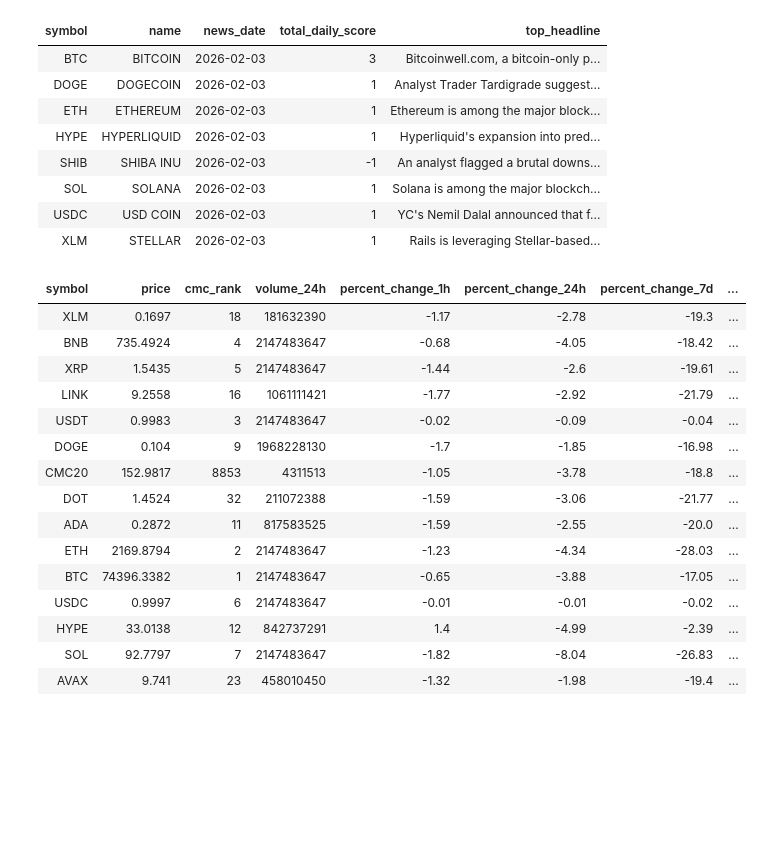
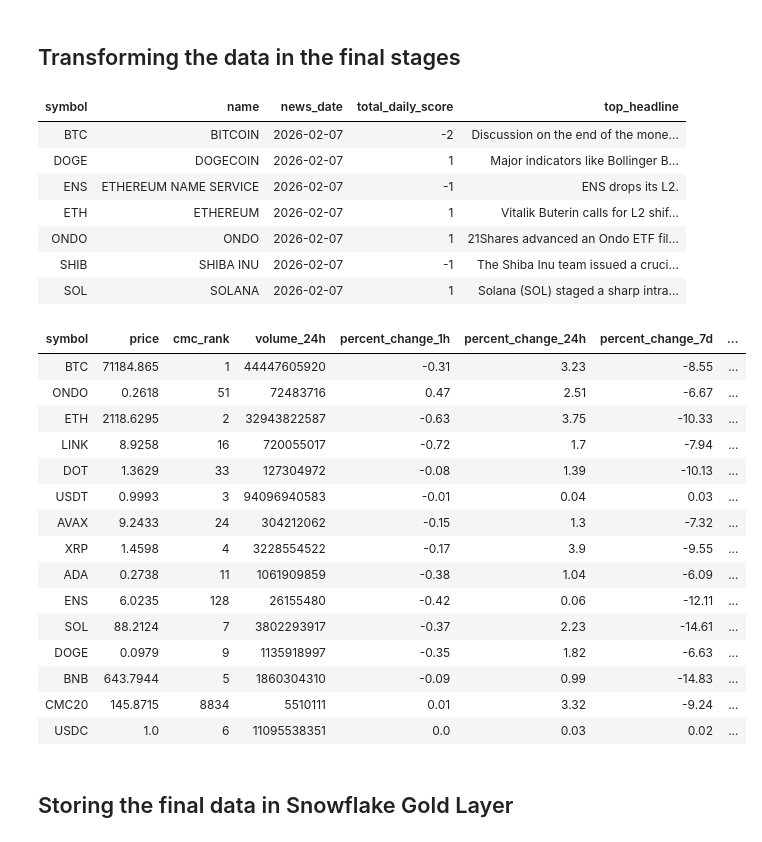
Before and after one commit to sohailiqrar/genai-powered-crypto-sentiment-etl, a Jupyter notebook: spark/Gold Layer.ipynb, the cells around one changed output. Drawn from its saved outputs; the diff is of its cells as text; code cells hidden in the pictures; blank space fills up the shorter version.

```diff
--- a/spark/Gold Layer.ipynb
+++ b/spark/Gold Layer.ipynb
@@ -1,6 +1,8 @@
+# %% [markdown]
+## Transforming the data in the final stages
 # %%
 from pyspark.sql.functions import (
-    col, to_timestamp, to_date, when, lit, sum as _sum, first, coalesce, date_sub
+    col, to_timestamp, to_date, when, lit, sum as _sum, first, coalesce, date_sub, current_timestamp
 )
 
 df_news_silver = spark.table("crypto_sentiment_silver_news")
@@ -14,12 +16,11 @@ df_sentiment_daily = df_news_silver.groupBy("symbol", "name", "news_date").agg(
 display(df_sentiment_daily)
 # %% [output]
 | symbol | name | news_date | total_daily_score | top_headline |
-| BTC | BITCOIN | 2026-02-03 | 3 | Bitcoinwell.com, a bitcoin-only p... |
-| DOGE | DOGECOIN | 2026-02-03 | 1 | Analyst Trader Tardigrade suggest... |
-| ETH | ETHEREUM | 2026-02-03 | 1 | Ethereum is among the major block... |
-| HYPE | HYPERLIQUID | 2026-02-03 | 1 | Hyperliquid's expansion into pred... |
-| SHIB | SHIBA INU | 2026-02-03 | -1 | An analyst flagged a brutal downs... |
-| SOL | SOLANA | 2026-02-03 | 1 | Solana is among the major blockch... |
-| USDC | USD COIN | 2026-02-03 | 1 | YC's Nemil Dalal announced that f... |
-| XLM | STELLAR | 2026-02-03 | 1 | Rails is leveraging Stellar-based... |
+| BTC | BITCOIN | 2026-02-07 | -2 | Discussion on the end of the mone... |
+| DOGE | DOGECOIN | 2026-02-07 | 1 | Major indicators like Bollinger B... |
+| ENS | ETHEREUM NAME SERVICE | 2026-02-07 | -1 | ENS drops its L2. |
+| ETH | ETHEREUM | 2026-02-07 | 1 | Vitalik Buterin calls for L2 shif... |
+| ONDO | ONDO | 2026-02-07 | 1 | 21Shares advanced an Ondo ETF fil... |
+| SHIB | SHIBA INU | 2026-02-07 | -1 | The Shiba Inu team issued a cruci... |
+| SOL | SOLANA | 2026-02-07 | 1 | Solana (SOL) staged a sharp intra... |
 # %%
@@ -37,46 +38,50 @@ df_gold = df_gold.withColumn("total_daily_score", coalesce(col("total_daily_scor
 df_gold = df_gold.withColumn(
     "trade_signal",
     # SCENARIO 1: Strong Buy (Price Up + Positive News + High Vol)
     when(
         (col("percent_change_24h") > 0) &
         (col("total_daily_score") > 0) &
         (col("volume_24h") > 1000000),
         "STRONG BUY"
     )
     # SCENARIO 2: Buy the Dip (Price Down + Positive News)
     .when(
         (col("percent_change_24h") < -2) &
         (col("total_daily_score") > 0),
         "VALUE BUY (Dip)"
     )
     # SCENARIO 3: Bearish Divergence (Price Up + Negative News) -> Watch out!
     .when(
         (col("percent_change_24h") > 0) &
         (col("total_daily_score") < 0),
         "WARNING (Fakeout)"
     )
     # SCENARIO 4: Panic Sell (Price Down + Negative News)
     .when(
         (col("percent_change_24h") < 0) &
         (col("total_daily_score") < 0),
         "STRONG SELL"
     )
     .otherwise("HOLD / NEUTRAL")
-).display()
+)
+
+display(df_gold)
 # %% [output]
 | symbol | price | cmc_rank | volume_24h | percent_change_1h | percent_change_24h | percent_change_7d | ... |
-| XLM | 0.1697 | 18 | 181632390 | -1.17 | -2.78 | -19.3 | ... |
-| BNB | 735.4924 | 4 | 2147483647 | -0.68 | -4.05 | -18.42 | ... |
-| XRP | 1.5435 | 5 | 2147483647 | -1.44 | -2.6 | -19.61 | ... |
-| LINK | 9.2558 | 16 | 1061111421 | -1.77 | -2.92 | -21.79 | ... |
-| USDT | 0.9983 | 3 | 2147483647 | -0.02 | -0.09 | -0.04 | ... |
-| DOGE | 0.104 | 9 | 1968228130 | -1.7 | -1.85 | -16.98 | ... |
-| CMC20 | 152.9817 | 8853 | 4311513 | -1.05 | -3.78 | -18.8 | ... |
-| DOT | 1.4524 | 32 | 211072388 | -1.59 | -3.06 | -21.77 | ... |
-| ADA | 0.2872 | 11 | 817583525 | -1.59 | -2.55 | -20.0 | ... |
-| ETH | 2169.8794 | 2 | 2147483647 | -1.23 | -4.34 | -28.03 | ... |
-| BTC | 74396.3382 | 1 | 2147483647 | -0.65 | -3.88 | -17.05 | ... |
-| USDC | 0.9997 | 6 | 2147483647 | -0.01 | -0.01 | -0.02 | ... |
-| HYPE | 33.0138 | 12 | 842737291 | 1.4 | -4.99 | -2.39 | ... |
-| SOL | 92.7797 | 7 | 2147483647 | -1.82 | -8.04 | -26.83 | ... |
-| AVAX | 9.741 | 23 | 458010450 | -1.32 | -1.98 | -19.4 | ... |
+| BTC | 71184.865 | 1 | 44447605920 | -0.31 | 3.23 | -8.55 | ... |
+| ONDO | 0.2618 | 51 | 72483716 | 0.47 | 2.51 | -6.67 | ... |
+| ETH | 2118.6295 | 2 | 32943822587 | -0.63 | 3.75 | -10.33 | ... |
+| LINK | 8.9258 | 16 | 720055017 | -0.72 | 1.7 | -7.94 | ... |
+| DOT | 1.3629 | 33 | 127304972 | -0.08 | 1.39 | -10.13 | ... |
+| USDT | 0.9993 | 3 | 94096940583 | -0.01 | 0.04 | 0.03 | ... |
+| AVAX | 9.2433 | 24 | 304212062 | -0.15 | 1.3 | -7.32 | ... |
+| XRP | 1.4598 | 4 | 3228554522 | -0.17 | 3.9 | -9.55 | ... |
+| ADA | 0.2738 | 11 | 1061909859 | -0.38 | 1.04 | -6.09 | ... |
+| ENS | 6.0235 | 128 | 26155480 | -0.42 | 0.06 | -12.11 | ... |
+| SOL | 88.2124 | 7 | 3802293917 | -0.37 | 2.23 | -14.61 | ... |
+| DOGE | 0.0979 | 9 | 1135918997 | -0.35 | 1.82 | -6.63 | ... |
+| BNB | 643.7944 | 5 | 1860304310 | -0.09 | 0.99 | -14.83 | ... |
+| CMC20 | 145.8715 | 8834 | 5510111 | 0.01 | 3.32 | -9.24 | ... |
+| USDC | 1.0 | 6 | 11095538351 | 0.0 | 0.03 | 0.02 | ... |
+# %% [markdown]
+## Storing the final data in Snowflake Gold Layer
```
Also changed, not shown: parts of 4 cells of this notebook, 1 other file.
